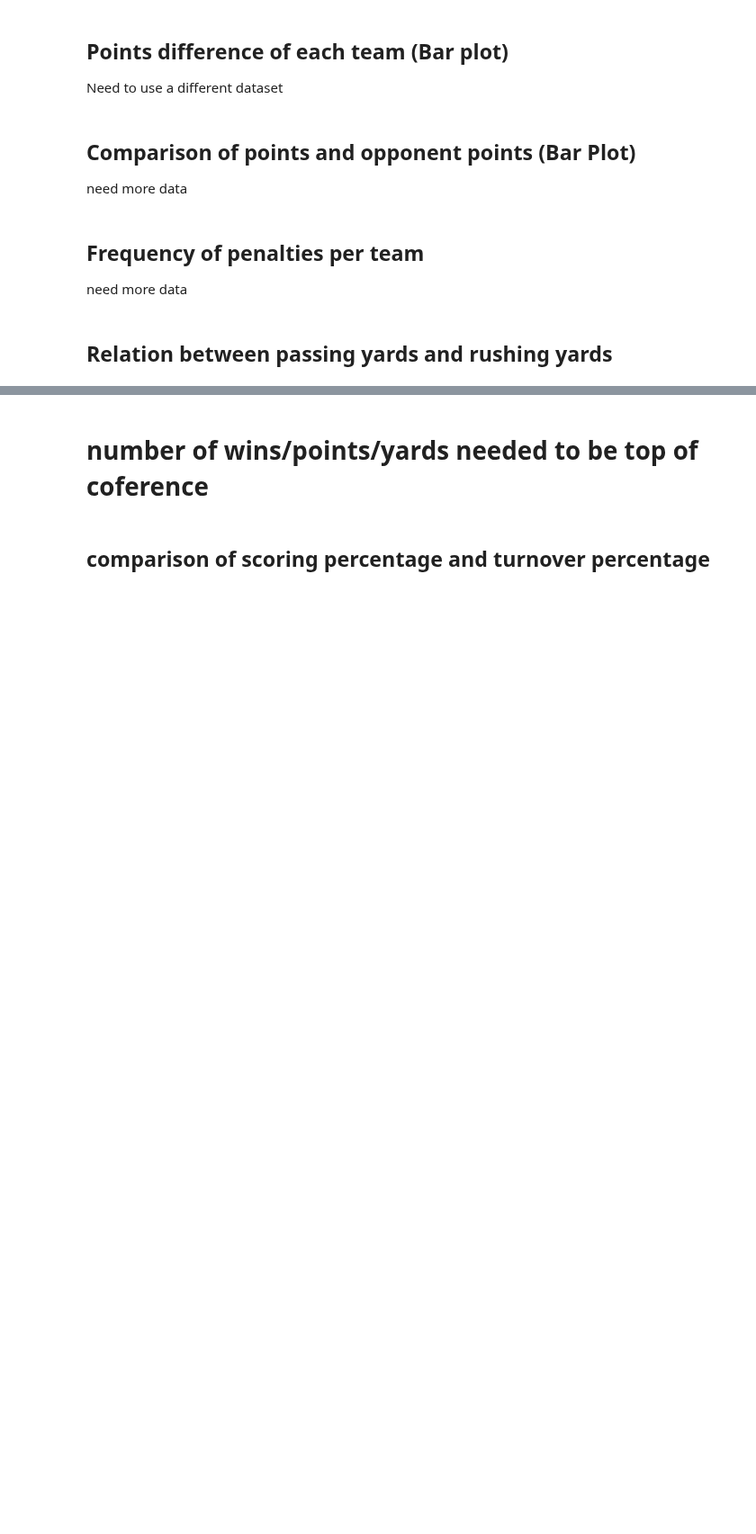
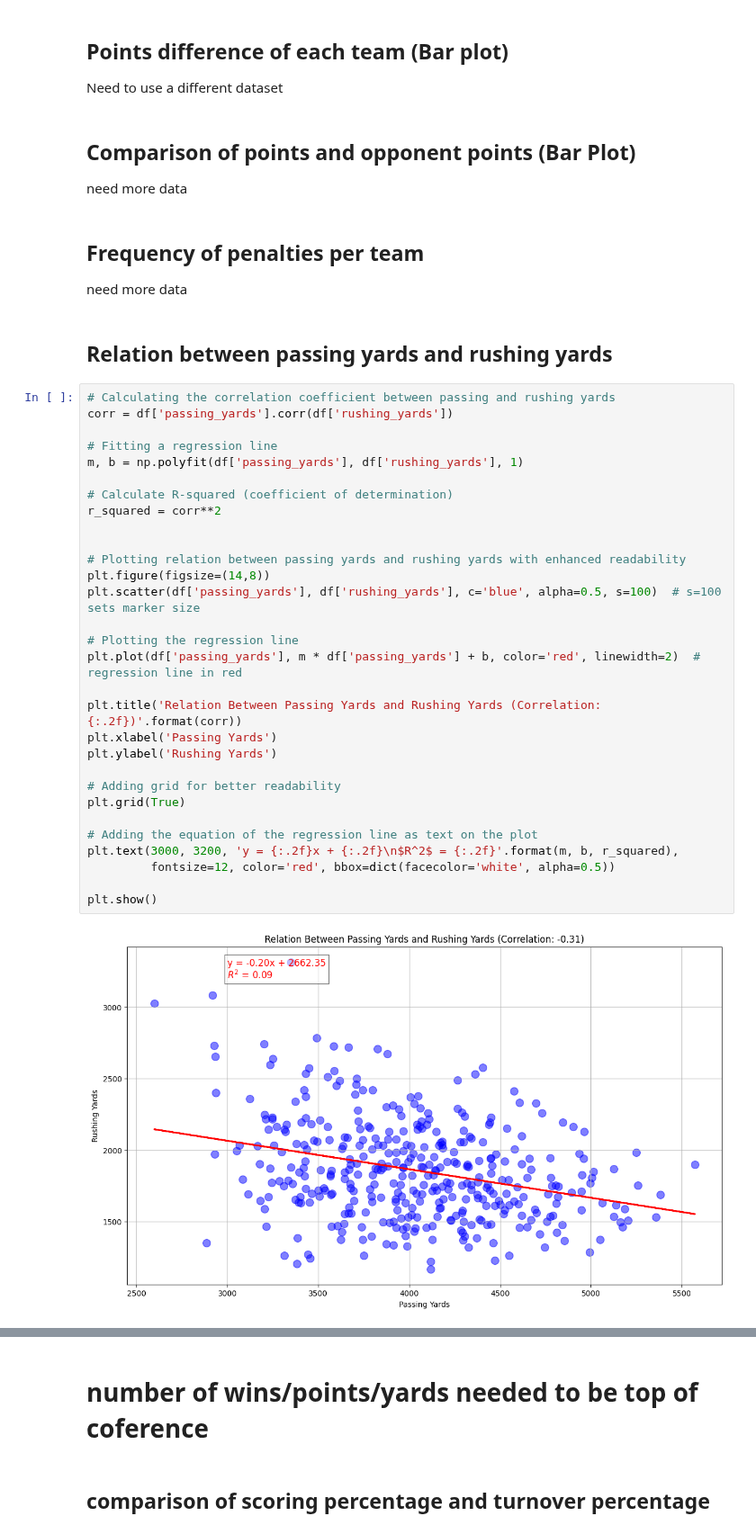
Before and after one commit to kai-ion/Data-602, a Jupyter notebook: Final Project/final_project.ipynb, the cells around one changed output, grey strips where cells are left out. Shown at 90% size. Drawn from its saved outputs; the diff is of its cells as text; blank space fills up the shorter version.

```diff
--- a/Final Project/final_project.ipynb
+++ b/Final Project/final_project.ipynb
@@ -627,3 +661,35 @@ need more data
 need more data
 # %% [markdown]
 ## Relation between passing yards and rushing yards
+# %%
+# Calculating the correlation coefficient between passing and rushing yards
+corr = df['passing_yards'].corr(df['rushing_yards'])
+
+# Fitting a regression line
+m, b = np.polyfit(df['passing_yards'], df['rushing_yards'], 1)
+
+# Calculate R-squared (coefficient of determination)
+r_squared = corr**2
+
+
+# Plotting relation between passing yards and rushing yards with enhanced readability
+plt.figure(figsize=(14,8))
+plt.scatter(df['passing_yards'], df['rushing_yards'], c='blue', alpha=0.5, s=100)  # s=100 sets marker size
+
+# Plotting the regression line
+plt.plot(df['passing_yards'], m * df['passing_yards'] + b, color='red', linewidth=2)  # regression line in red
+
+plt.title('Relation Between Passing Yards and Rushing Yards (Correlation: {:.2f})'.format(corr))
+plt.xlabel('Passing Yards')
+plt.ylabel('Rushing Yards')
+
+# Adding grid for better readability
+plt.grid(True)
+
+# Adding the equation of the regression line as text on the plot
+plt.text(3000, 3200, 'y = {:.2f}x + {:.2f}\n$R^2$ = {:.2f}'.format(m, b, r_squared),
+         fontsize=12, color='red', bbox=dict(facecolor='white', alpha=0.5))
+
+plt.show()
+# %% [output]
+[figure, added]
```
Also changed, not shown: parts of 10 cells of this notebook, 1 other file.
